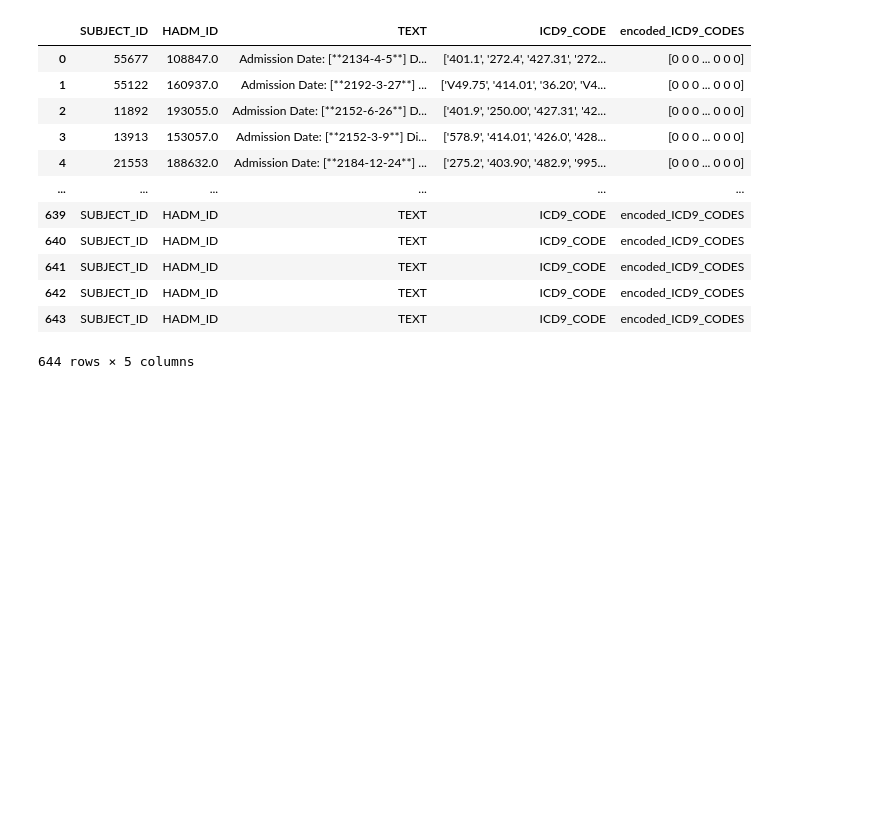
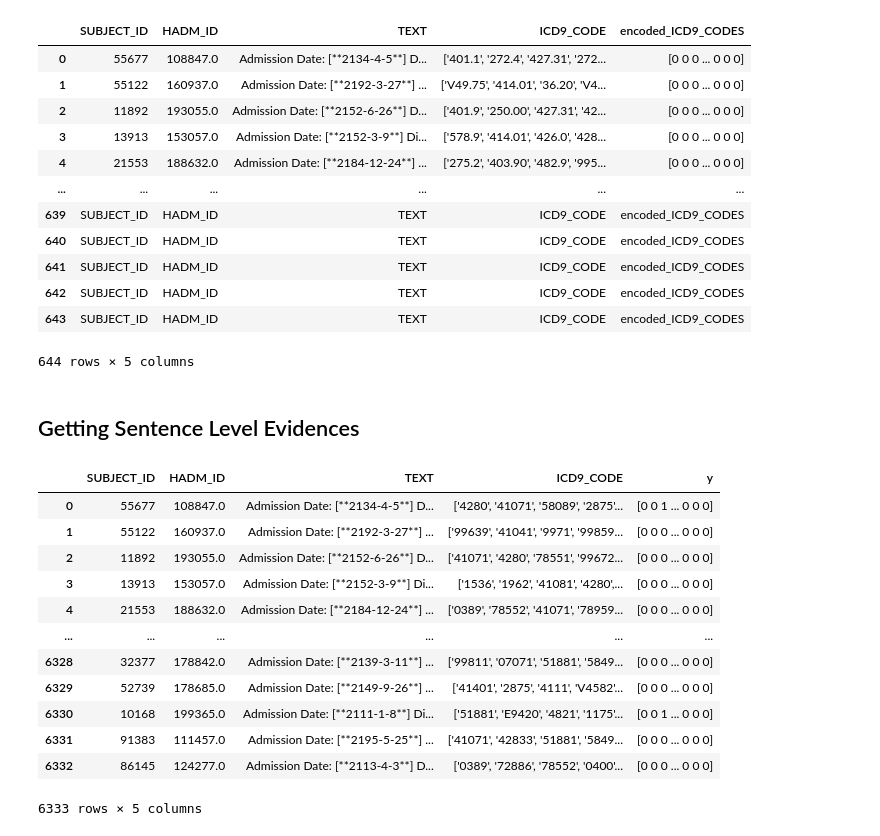
Before and after one commit to harsheet35/ICD-Coding, a Jupyter notebook: visualisation.ipynb, the cells around one changed output. Drawn from its saved outputs; the diff is of its cells as text; code cells hidden in the pictures; blank space fills up the shorter version.

```diff
--- a/visualisation.ipynb
+++ b/visualisation.ipynb
@@ -815,3 +880,24 @@ sr
 | 642 | SUBJECT_ID | HADM_ID | TEXT | ICD9_CODE | encoded_ICD9_CODES |
 | 643 | SUBJECT_ID | HADM_ID | TEXT | ICD9_CODE | encoded_ICD9_CODES |
 644 rows × 5 columns
+# %% [markdown]
+## Getting Sentence Level Evidences
+# %%
+import pandas as pd
+train_df = pd.read_csv('data/train_df.csv')
+train_df =  train_df.loc[:, ~train_df.columns.str.contains('^Unnamed')]
+train_df
+# %% [output]
+|  | SUBJECT_ID | HADM_ID | TEXT | ICD9_CODE | y |
+| 0 | 55677 | 108847.0 | Admission Date: [**2134-4-5**] D... | ['4280', '41071', '58089', '2875'... | [0 0 1 ... 0 0 0] |
+| 1 | 55122 | 160937.0 | Admission Date: [**2192-3-27**] ... | ['99639', '41041', '9971', '99859... | [0 0 0 ... 0 0 0] |
+| 2 | 11892 | 193055.0 | Admission Date: [**2152-6-26**] D... | ['41071', '4280', '78551', '99672... | [0 0 0 ... 0 0 0] |
+| 3 | 13913 | 153057.0 | Admission Date: [**2152-3-9**] Di... | ['1536', '1962', '41081', '4280',... | [0 0 0 ... 0 0 0] |
+| 4 | 21553 | 188632.0 | Admission Date: [**2184-12-24**] ... | ['0389', '78552', '41071', '78959... | [0 0 0 ... 0 0 0] |
+| ... | ... | ... | ... | ... | ... |
+| 6328 | 32377 | 178842.0 | Admission Date: [**2139-3-11**] ... | ['99811', '07071', '51881', '5849... | [0 0 0 ... 0 0 0] |
+| 6329 | 52739 | 178685.0 | Admission Date: [**2149-9-26**] ... | ['41401', '2875', '4111', 'V4582'... | [0 0 0 ... 0 0 0] |
+| 6330 | 10168 | 199365.0 | Admission Date: [**2111-1-8**] Di... | ['51881', 'E9420', '4821', '1175'... | [0 0 1 ... 0 0 0] |
+| 6331 | 91383 | 111457.0 | Admission Date: [**2195-5-25**] ... | ['41071', '42833', '51881', '5849... | [0 0 0 ... 0 0 0] |
+| 6332 | 86145 | 124277.0 | Admission Date: [**2113-4-3**] D... | ['0389', '72886', '78552', '0400'... | [0 0 0 ... 0 0 0] |
+6333 rows × 5 columns
```
Also changed, not shown: parts of 10 cells of this notebook, 3 other files.
